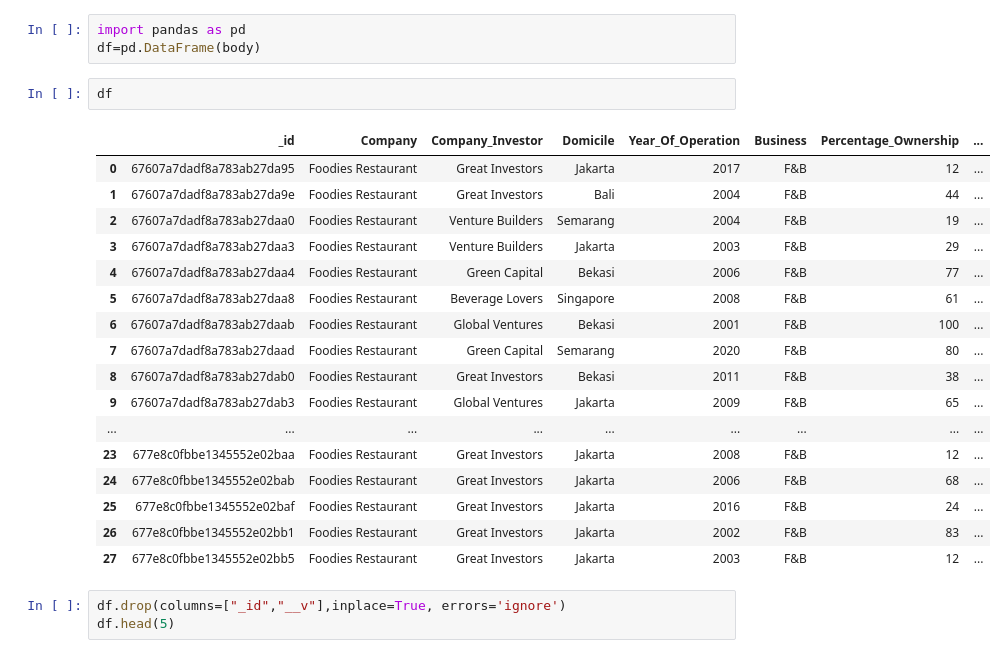
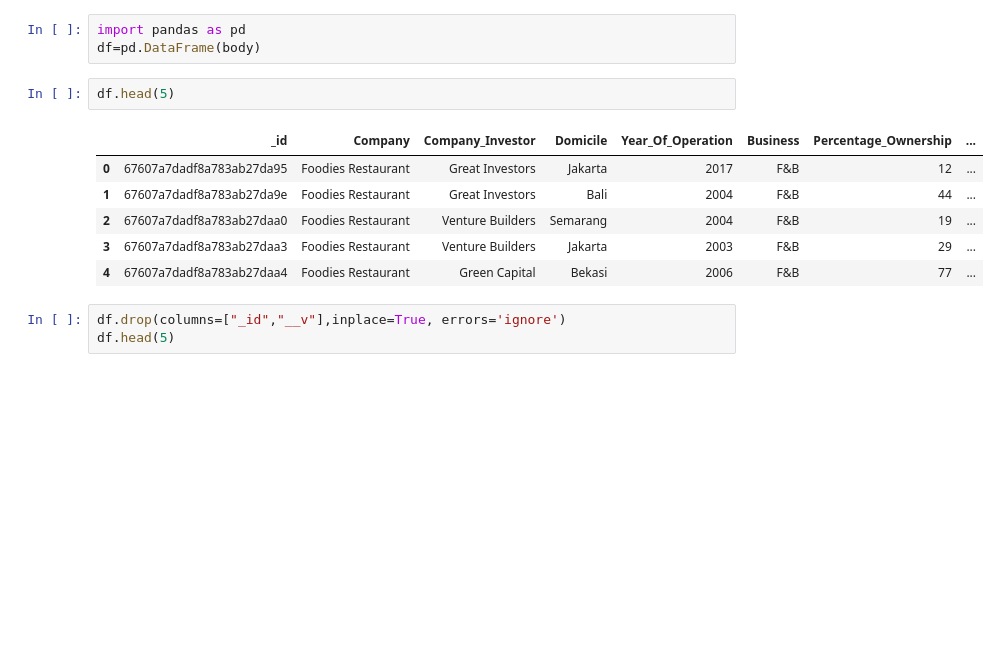
Before and after one commit to kevinMatthewT/Capstone-Project, a Jupyter notebook: prediction/company_prediction.ipynb, the cells around one changed output. Saved outputs shown, nothing was run; the diff lists cells and outputs as text; blank space fills up the shorter version.

```diff
--- a/prediction/company_prediction.ipynb
+++ b/prediction/company_prediction.ipynb
@@ -12,25 +12,14 @@ body=requests.get(url).json()
 import pandas as pd
 df=pd.DataFrame(body)
 # %%
-df
+df.head(5)
 # %% [output]
 |  | _id | Company | Company_Investor | Domicile | Year_Of_Operation | Business | Percentage_Ownership | ... |
 | 0 | 67607a7dadf8a783ab27da95 | Foodies Restaurant | Great Investors | Jakarta | 2017 | F&B | 12 | ... |
 | 1 | 67607a7dadf8a783ab27da9e | Foodies Restaurant | Great Investors | Bali | 2004 | F&B | 44 | ... |
 | 2 | 67607a7dadf8a783ab27daa0 | Foodies Restaurant | Venture Builders | Semarang | 2004 | F&B | 19 | ... |
 | 3 | 67607a7dadf8a783ab27daa3 | Foodies Restaurant | Venture Builders | Jakarta | 2003 | F&B | 29 | ... |
 | 4 | 67607a7dadf8a783ab27daa4 | Foodies Restaurant | Green Capital | Bekasi | 2006 | F&B | 77 | ... |
-| 5 | 67607a7dadf8a783ab27daa8 | Foodies Restaurant | Beverage Lovers | Singapore | 2008 | F&B | 61 | ... |
-| 6 | 67607a7dadf8a783ab27daab | Foodies Restaurant | Global Ventures | Bekasi | 2001 | F&B | 100 | ... |
-| 7 | 67607a7dadf8a783ab27daad | Foodies Restaurant | Green Capital | Semarang | 2020 | F&B | 80 | ... |
-| 8 | 67607a7dadf8a783ab27dab0 | Foodies Restaurant | Great Investors | Bekasi | 2011 | F&B | 38 | ... |
-| 9 | 67607a7dadf8a783ab27dab3 | Foodies Restaurant | Global Ventures | Jakarta | 2009 | F&B | 65 | ... |
-| ... | ... | ... | ... | ... | ... | ... | ... | ... |
-| 23 | 677e8c0fbbe1345552e02baa | Foodies Restaurant | Great Investors | Jakarta | 2008 | F&B | 12 | ... |
-| 24 | 677e8c0fbbe1345552e02bab | Foodies Restaurant | Great Investors | Jakarta | 2006 | F&B | 68 | ... |
-| 25 | 677e8c0fbbe1345552e02baf | Foodies Restaurant | Great Investors | Jakarta | 2016 | F&B | 24 | ... |
-| 26 | 677e8c0fbbe1345552e02bb1 | Foodies Restaurant | Great Investors | Jakarta | 2002 | F&B | 83 | ... |
-| 27 | 677e8c0fbbe1345552e02bb5 | Foodies Restaurant | Great Investors | Jakarta | 2003 | F&B | 12 | ... |
 # %%
 df.drop(columns=["_id","__v"],inplace=True, errors='ignore')
 df.head(5)
```
Also changed, not shown: parts of 29 cells of this notebook, 1 other file.
